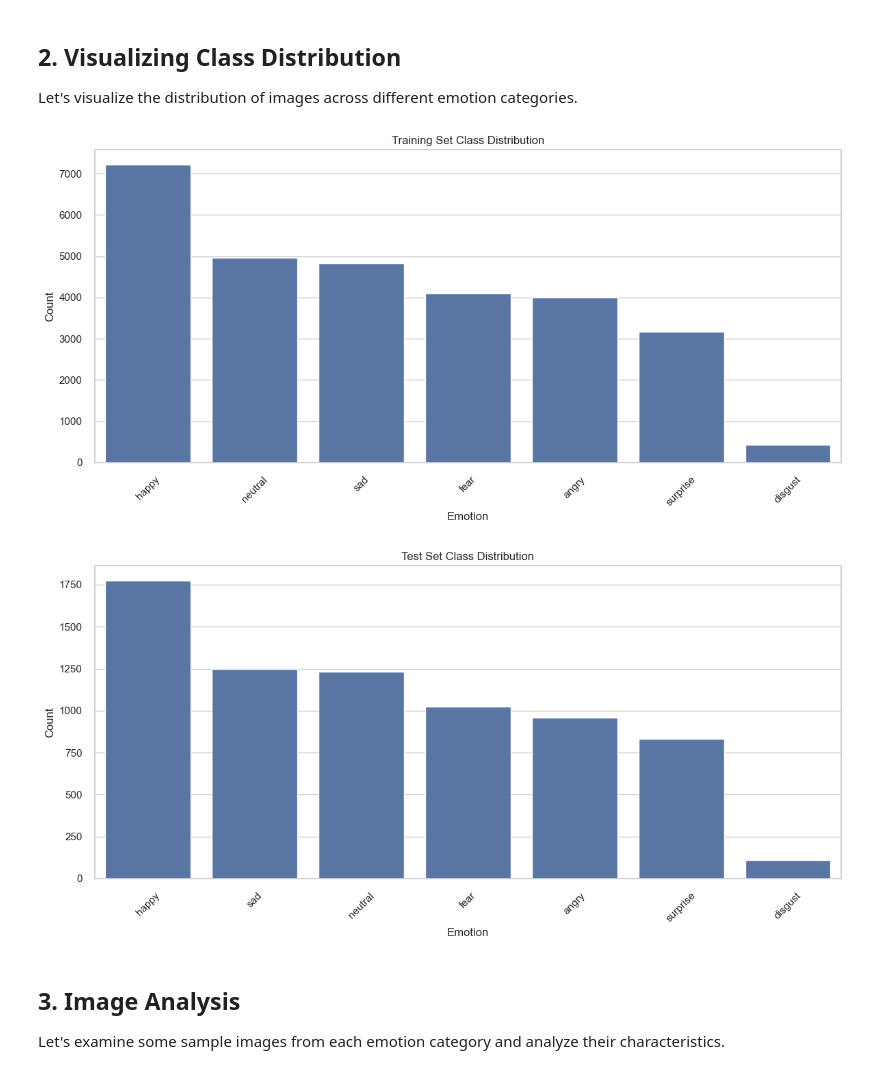
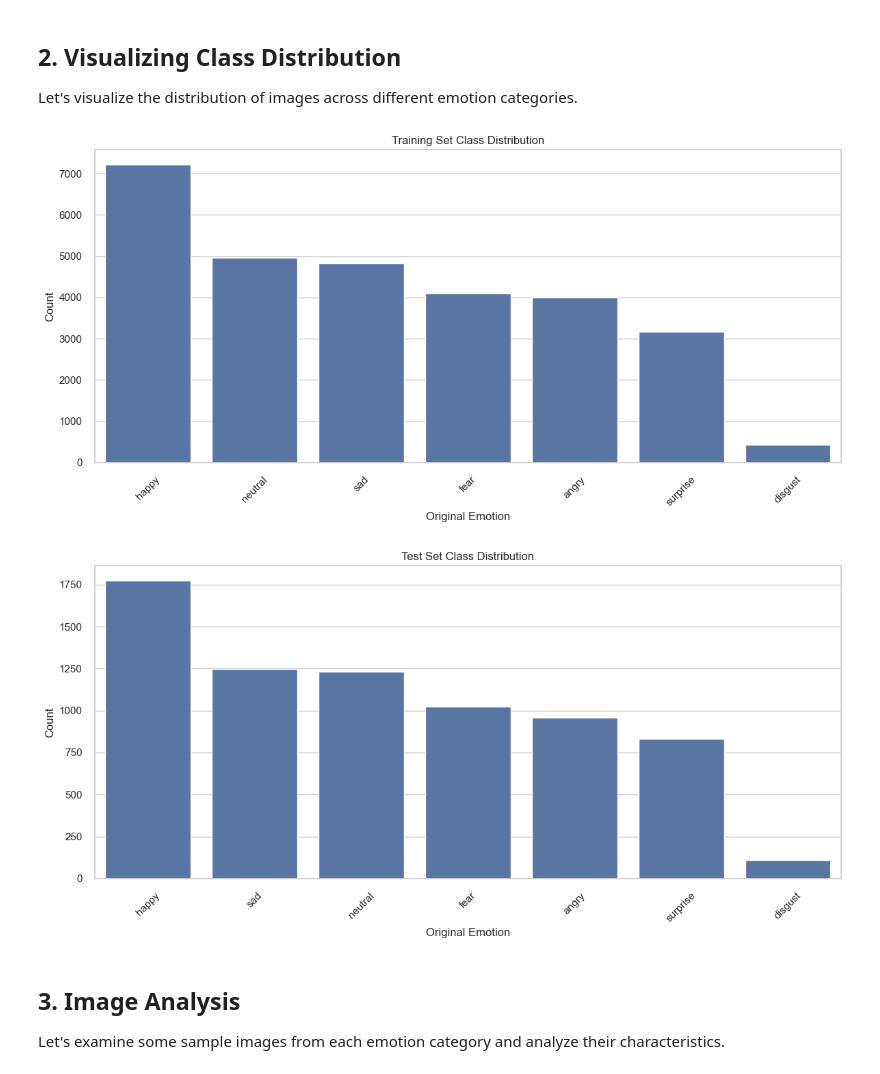
Before and after one commit to margavera/Facial-Expressions-Image-Classification, a Jupyter notebook: notebooks/EDA_Facial_Expressions.ipynb, the cells around one changed output. Saved outputs shown, nothing was run; the diff lists cells and outputs as text; code cells hidden in the pictures.

```diff
--- a/notebooks/EDA_Facial_Expressions.ipynb
+++ b/notebooks/EDA_Facial_Expressions.ipynb
@@ -48,11 +48,11 @@ test_df.head()
 | 4 | PrivateTest_1109992.jpg | angry |
 # %%
 # Calculate class distributions from the DataFrames
-train_dist = train_df['Emotion'].value_counts().reset_index()
-train_dist.columns = ['Emotion', 'Count']
+train_dist = train_df['Original Emotion'].value_counts().reset_index()
+train_dist.columns = ['Original Emotion', 'Count']
 
-test_dist = test_df['Emotion'].value_counts().reset_index()
-test_dist.columns = ['Emotion', 'Count']
+test_dist = test_df['Original Emotion'].value_counts().reset_index()
+test_dist.columns = ['Original Emotion', 'Count']
 
 print("Training Set Distribution:")
 print(train_dist)
@@ -83,11 +83,11 @@ Test Set Distribution:
 
 Let's visualize the distribution of images across different emotion categories.
 # %%
-plot_class_distribution(train_dist, 'Training Set Class Distribution')
-plot_class_distribution(test_dist, 'Test Set Class Distribution')
+plot_class_distribution(train_dist, x_col='Original Emotion', y_col='Count', title='Training Set Class Distribution')
+plot_class_distribution(test_dist, x_col='Original Emotion', y_col='Count', title='Test Set Class Distribution')
 # %% [output]
-[figure, old version]
+[figure, new version]
-[figure, old version]
+[figure, new version]
 # %% [markdown]
 ## 3. Image Analysis
 
```
Also changed, not shown: parts of 12 cells of this notebook, 1 other file.
